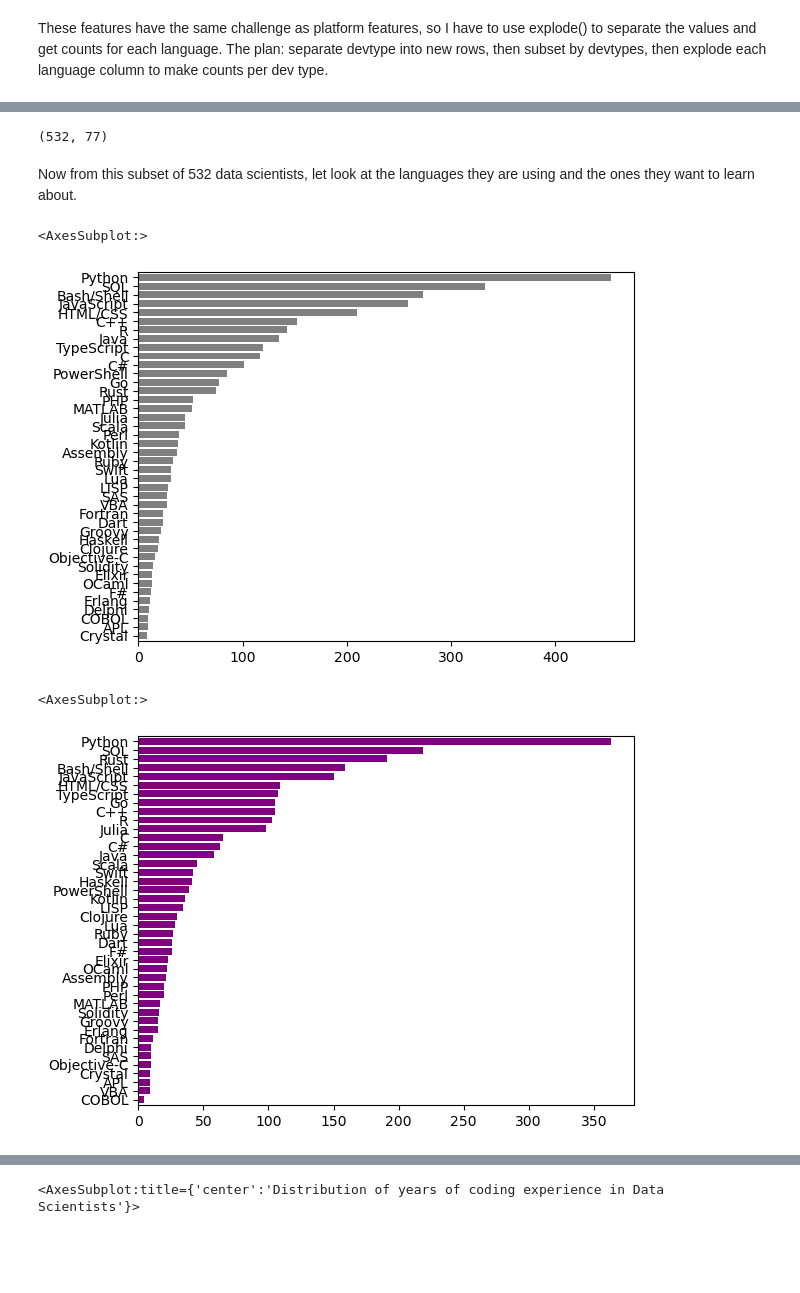
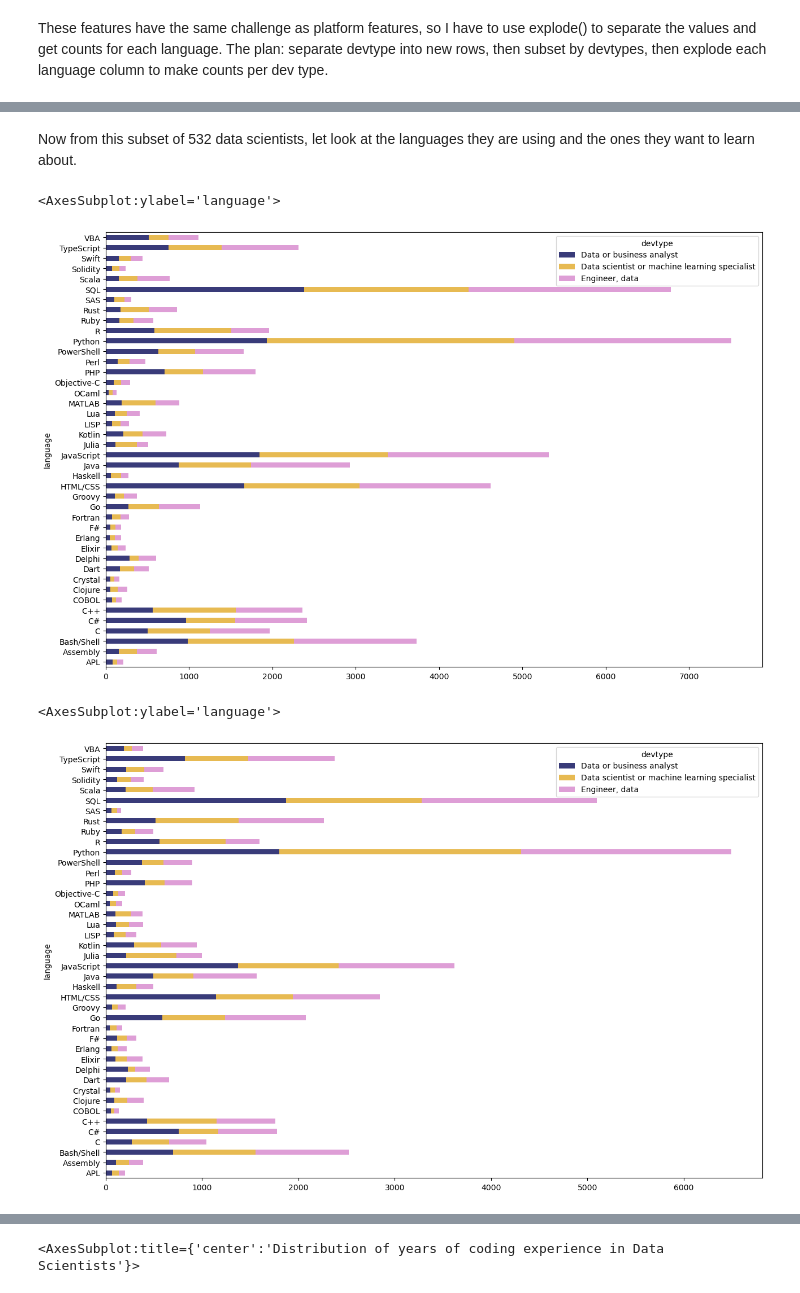
Before and after one commit to thecochenille/stackoverflow_survey2019to2022, a Jupyter notebook: Stackoverflow_survey2022Analysis.ipynb, the cells around one changed output, grey strips where cells are left out. Saved outputs shown, nothing was run; the diff lists cells and outputs as text; code cells hidden in the pictures; blank space fills up the shorter version.

```diff
--- a/Stackoverflow_survey2022Analysis.ipynb
+++ b/Stackoverflow_survey2022Analysis.ipynb
@@ -430,0 +79,2 @@ The trend is the same if we only consider participant who code as a profession.
+# %%
+df2022_explode_devtype = df2022.assign(devtype=df2022.DevType.str.split(';')).explode('devtype').reset_index(drop=True)
@@ -430,0 +103,4 @@ The trend is the same if we only consider participant who code as a profession.
+# %%
+data=['Engineer, data', 'Data scientist or machine learning specialist','Data or business analyst']
+df2022_DS=df2022_explode_devtype[df2022_explode_devtype['devtype'].isin(data)]
+df2022_DS['devtype'].unique(), df2022_DS.shape
@@ -535,20 +269,15 @@ I am interested in the Data scientist or machine learning specialist Dev type so
-# %%
-df2022_USpro_DS=df2022_USpro_explode_devtype[df2022_USpro_explode_devtype['devtype']=='Data scientist or machine learning specialist']
-df2022_USpro_DS.shape
-# %% [output]
-(532, 77)
 # %% [markdown]
 Now from this subset of 532 data scientists, let look at the languages they are using and the ones they want to learn about.
 # %%
-df2022_USpro_DS_explode_currentlanguage = df2022_USpro_DS.assign(language=df2022_USpro_DS.LanguageHaveWorkedWith.str.split(';')).explode('language').reset_index(drop=True)
-df2022_USpro_DS_explode_currentlanguage['language'].value_counts().sort_values().plot(kind='barh', color='grey',width=0.8)
+df2022_DS_explode_currentlanguage = df2022_DS.assign(language=df2022_DS.LanguageHaveWorkedWith.str.split(';')).explode('language').reset_index(drop=True)
+df2022_DS_explode_currentlanguage.groupby(['language'])['devtype'].value_counts().unstack().plot(kind='barh', stacked=True,colormap='tab20b',figsize=(15,10))
 # %% [output]
-<AxesSubplot:>
+<AxesSubplot:ylabel='language'>
-[figure, old version]
+[figure, new version]
 # %%
-df2022_USpro_DS_explode_wantlanguage = df2022_USpro_DS.assign(language=df2022_USpro_DS.LanguageWantToWorkWith.str.split(';')).explode('language').reset_index(drop=True)
-df2022_USpro_DS_explode_wantlanguage['language'].value_counts().sort_values().plot(kind='barh', color='purple',width=0.8)
+df2022_DS_explode_wantlanguage = df2022_DS.assign(language=df2022_DS.LanguageWantToWorkWith.str.split(';')).explode('language').reset_index(drop=True)
+df2022_DS_explode_wantlanguage.groupby(['language'])['devtype'].value_counts().unstack().plot(kind='barh', stacked=True,colormap='tab20b',figsize=(15,10))
 # %% [output]
-<AxesSubplot:>
+<AxesSubplot:ylabel='language'>
-[figure, old version]
+[figure, new version]
 # %%
```
Also changed, not shown: parts of 81 cells of this notebook, 1 other file.
